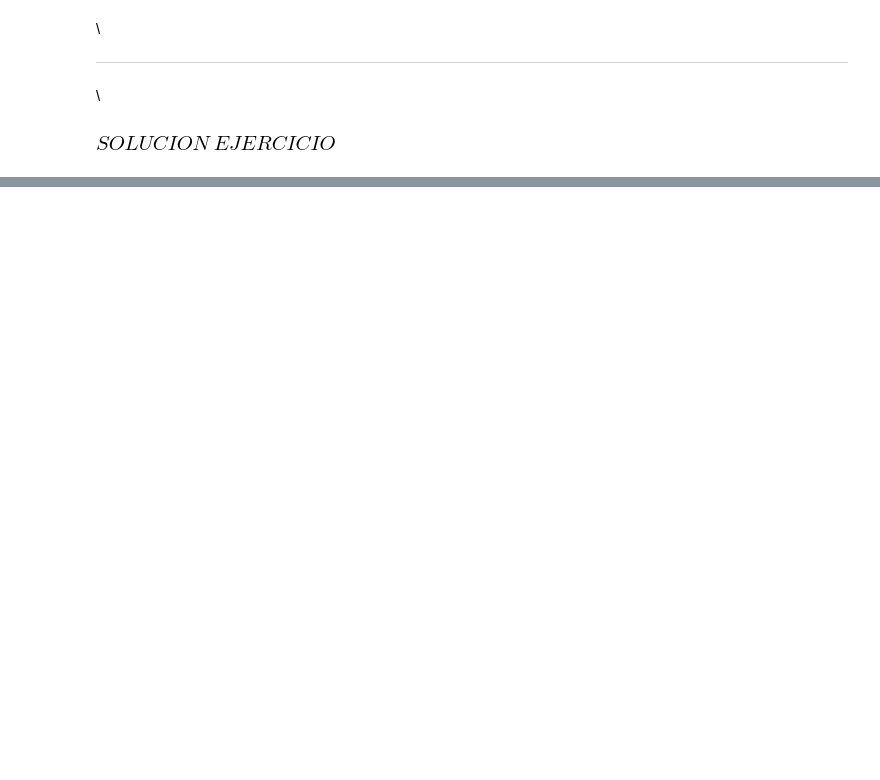
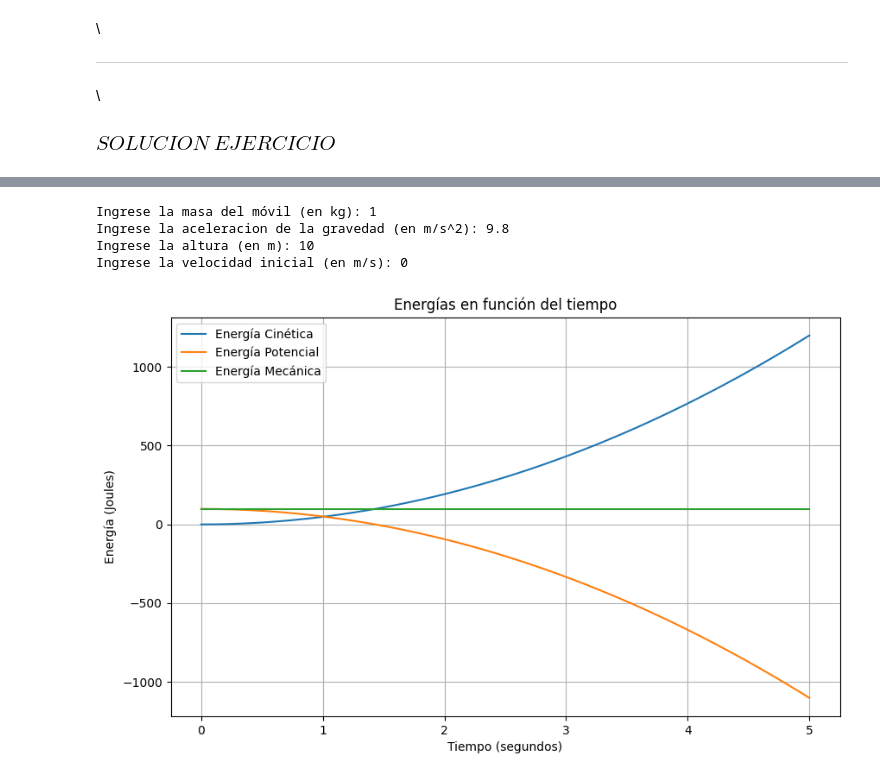
Before and after one commit to AngelNifla/EPCC_FISICA_COMPUTACIONAL_2023, a Jupyter notebook: LABORATORIOS/LAB 04/LAB_04_FISICA_COMPUTACIONAL_20202234_NIFLA_MANUEL_EPCC_2023B.ipynb, the cells around one changed output, grey strips where cells are left out. Drawn from its saved outputs; the diff is of its cells as text; code cells hidden in the pictures; blank space fills up the shorter version.

```diff
--- a/LABORATORIOS/LAB 04/LAB_04_FISICA_COMPUTACIONAL_20202234_NIFLA_MANUEL_EPCC_2023B.ipynb
+++ b/LABORATORIOS/LAB 04/LAB_04_FISICA_COMPUTACIONAL_20202234_NIFLA_MANUEL_EPCC_2023B.ipynb
@@ -197,0 +81,59 @@ Fuerza Total del Centro de Masa  -> (5.0, 0.0, 0.0)      con Modulo     =
+# %%
+import matplotlib.pyplot as plt
+import numpy as np
+
+########## Funciones para la energía cinética, potencial y mecánica ############
+
+def Ek(m, v):
+    return 0.5 * m * v**2
+
+def Ep(m, g, h):
+    return m * g * h
+
+def Em(c, p):
+    return c + p
+
+################## Parámetros #################
+
+masa = float(input("Ingrese la masa del móvil (en kg): "))
+while masa<0:
+  masa = float(input("Ingrese la masa del móvil (en kg, positivo): "))
+gravedad = float(input("Ingrese la aceleracion de la gravedad (en m/s^2): "))
+while gravedad<0:
+  gravedad = float(input("Ingrese la aceleracion de la gravedad (en m/s^2, positivo): "))
+altura = float(input("Ingrese la altura (en m): "))
+while altura<0:
+  altura = float(input("Ingrese la altura (en m, positivo): "))
+velocidad_ini = float(input("Ingrese la velocidad inicial (en m/s): "))
+while velocidad_ini<0:
+  velocidad_ini = float(input("Ingrese la velocidad inicial (en m/s, positivo): "))
+
+
+######## Calculando las energías en función del tiempo ########
+tiempo = np.linspace(0, 5, 100)
+
+Altura = altura - 0.5 * gravedad * tiempo**2
+velocity = -gravedad * tiempo
+E_cinetica = Ek(masa, velocity)
+E_potencial = Ep(masa, gravedad, Altura)
+E_mecanica = Em(E_cinetica, E_potencial)
+
+#################  Gráfico #############################
+plt.figure(figsize=(10, 6))
+
+plt.plot(tiempo, E_cinetica, label='Energía Cinética')
+plt.plot(tiempo, E_potencial, label='Energía Potencial')
+plt.plot(tiempo, E_mecanica, label='Energía Mecánica')
+
+plt.title('Energías en función del tiempo')
+plt.xlabel('Tiempo (segundos)')
+plt.ylabel('Energía (Joules)')
+plt.legend()
+plt.grid(True)
+plt.show()
+# %% [output]
+Ingrese la masa del móvil (en kg): 1
+Ingrese la aceleracion de la gravedad (en m/s^2): 9.8
+Ingrese la altura (en m): 10
+Ingrese la velocidad inicial (en m/s): 0
+[figure, added]
```
Also changed, not shown: parts of 6 cells of this notebook, 1 other file.
